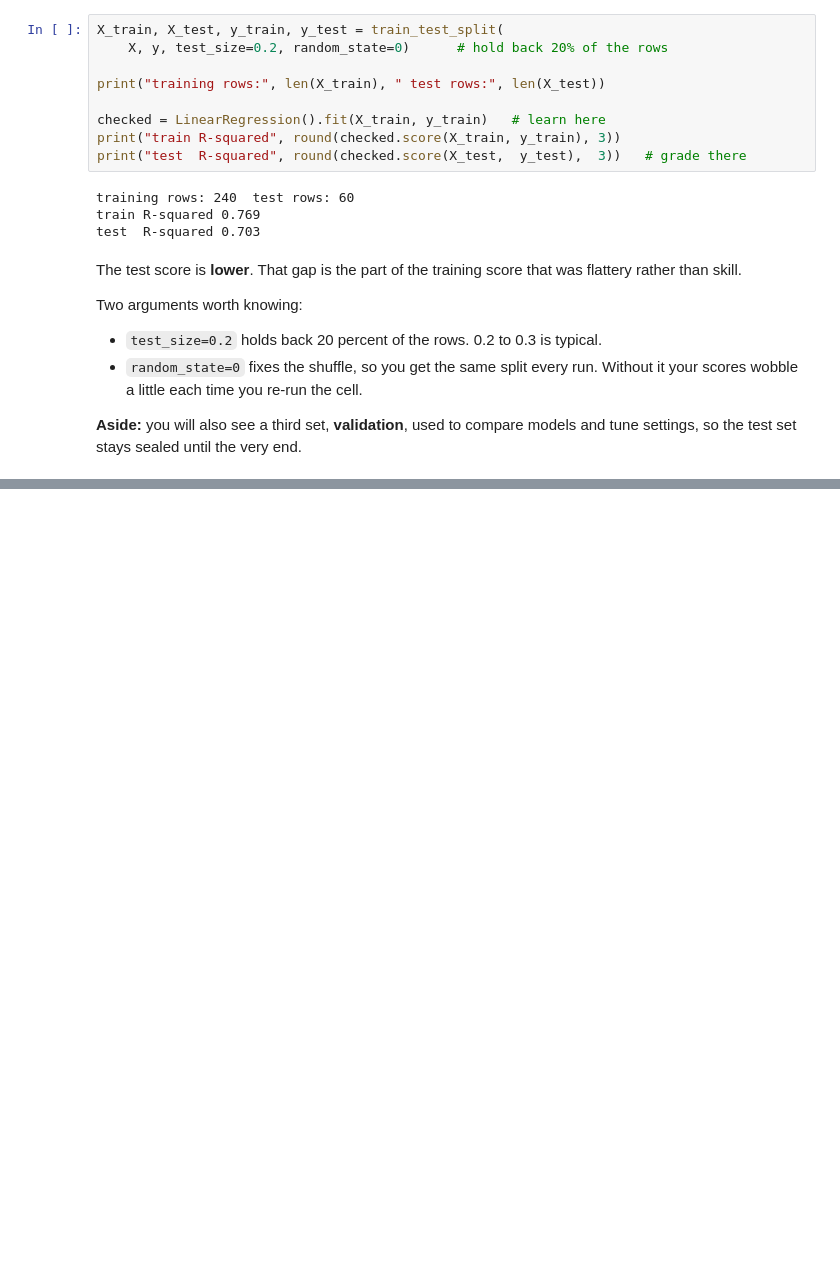
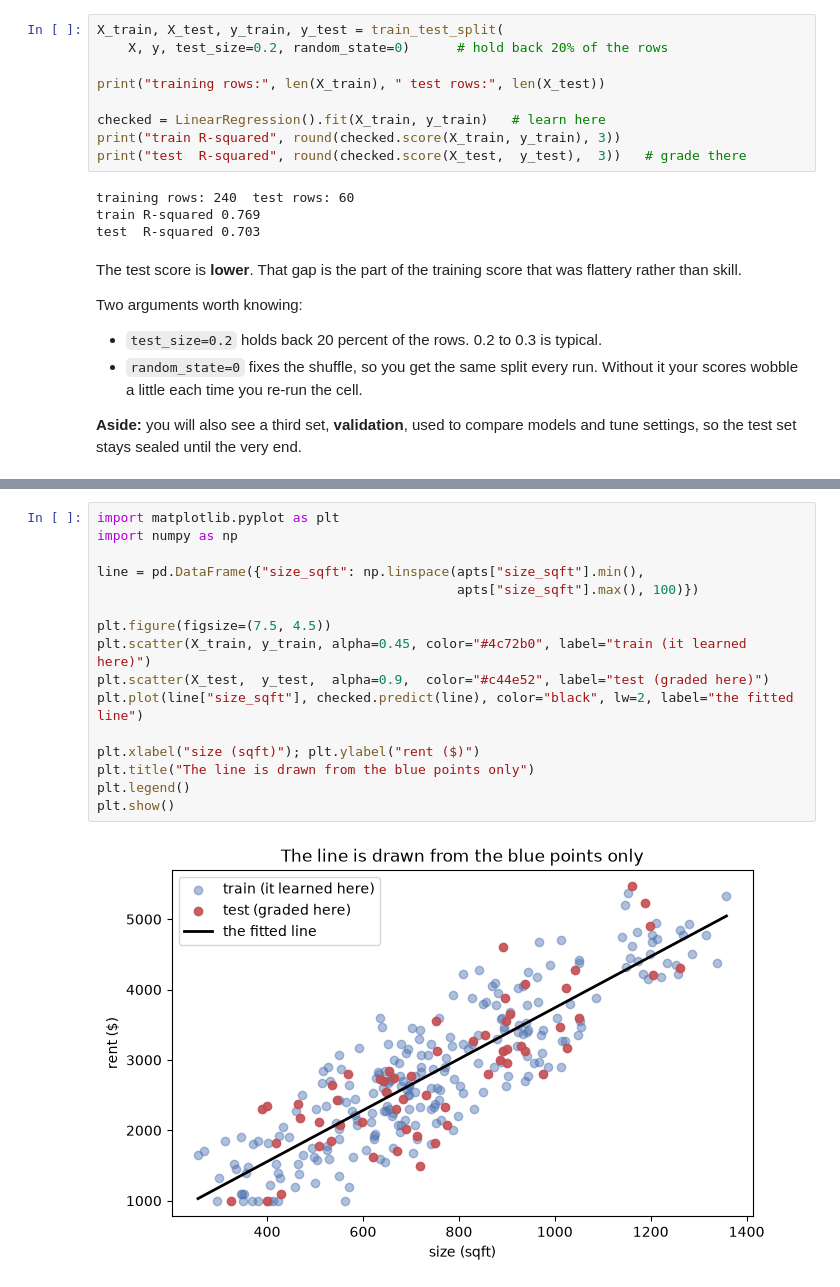
Before and after one commit to jonathan-chin/citytech-ttpr-2026-summer, a Jupyter notebook: demos/train-test-split/train_test_split.ipynb, the cells around one changed output, grey strips where cells are left out. Cells and saved outputs as stored; diff of their text form; blank space fills up the shorter version.

```diff
--- a/demos/train-test-split/train_test_split.ipynb
+++ b/demos/train-test-split/train_test_split.ipynb
@@ -78,0 +79,18 @@ Add the useful columns. Fit on train, report test.
+# %%
+import matplotlib.pyplot as plt
+import numpy as np
+
+line = pd.DataFrame({"size_sqft": np.linspace(apts["size_sqft"].min(),
+                                              apts["size_sqft"].max(), 100)})
+
+plt.figure(figsize=(7.5, 4.5))
+plt.scatter(X_train, y_train, alpha=0.45, color="#4c72b0", label="train (it learned here)")
+plt.scatter(X_test,  y_test,  alpha=0.9,  color="#c44e52", label="test (graded here)")
+plt.plot(line["size_sqft"], checked.predict(line), color="black", lw=2, label="the fitted line")
+
+plt.xlabel("size (sqft)"); plt.ylabel("rent ($)")
+plt.title("The line is drawn from the blue points only")
+plt.legend()
+plt.show()
+# %% [output]
+[figure, added]
```
Also changed, not shown: parts of 19 cells of this notebook, 1 other file.
